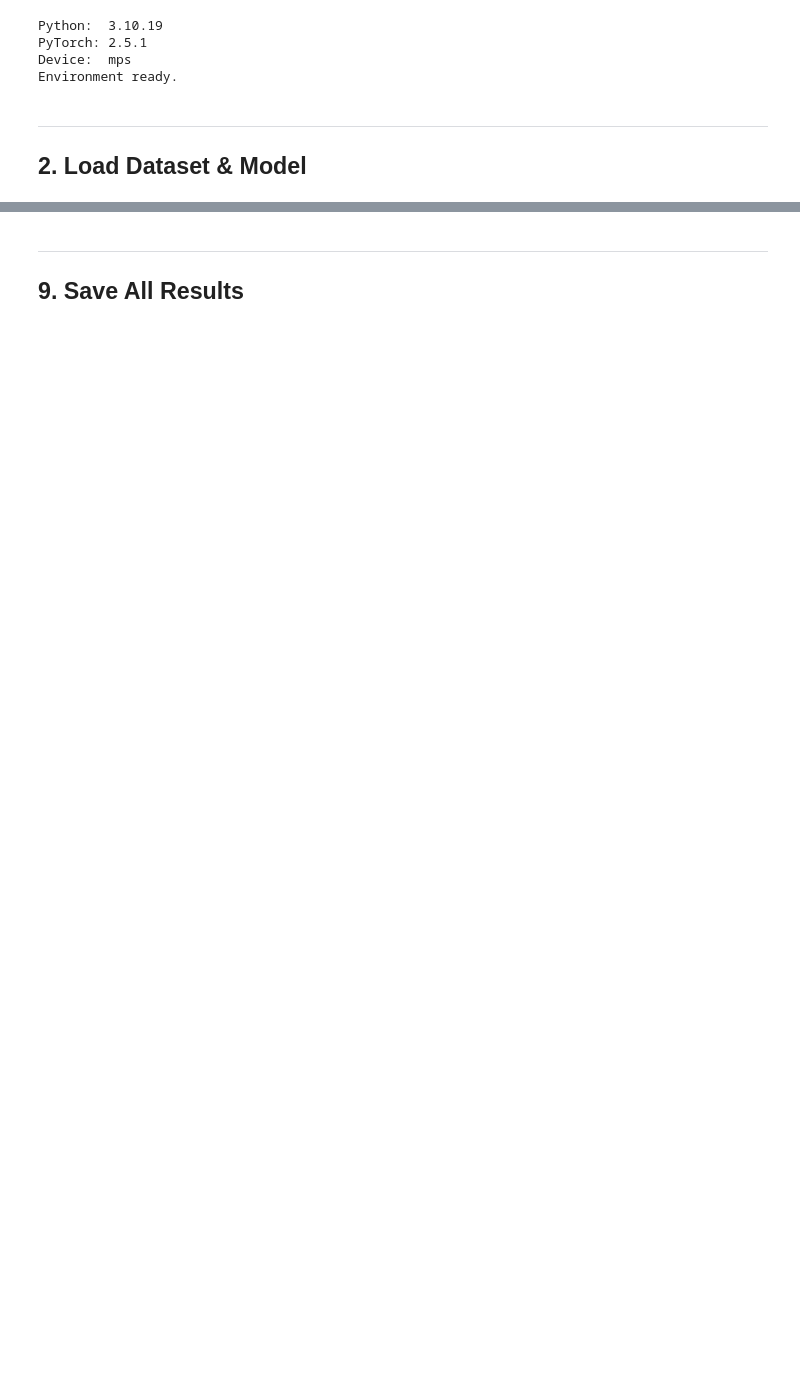
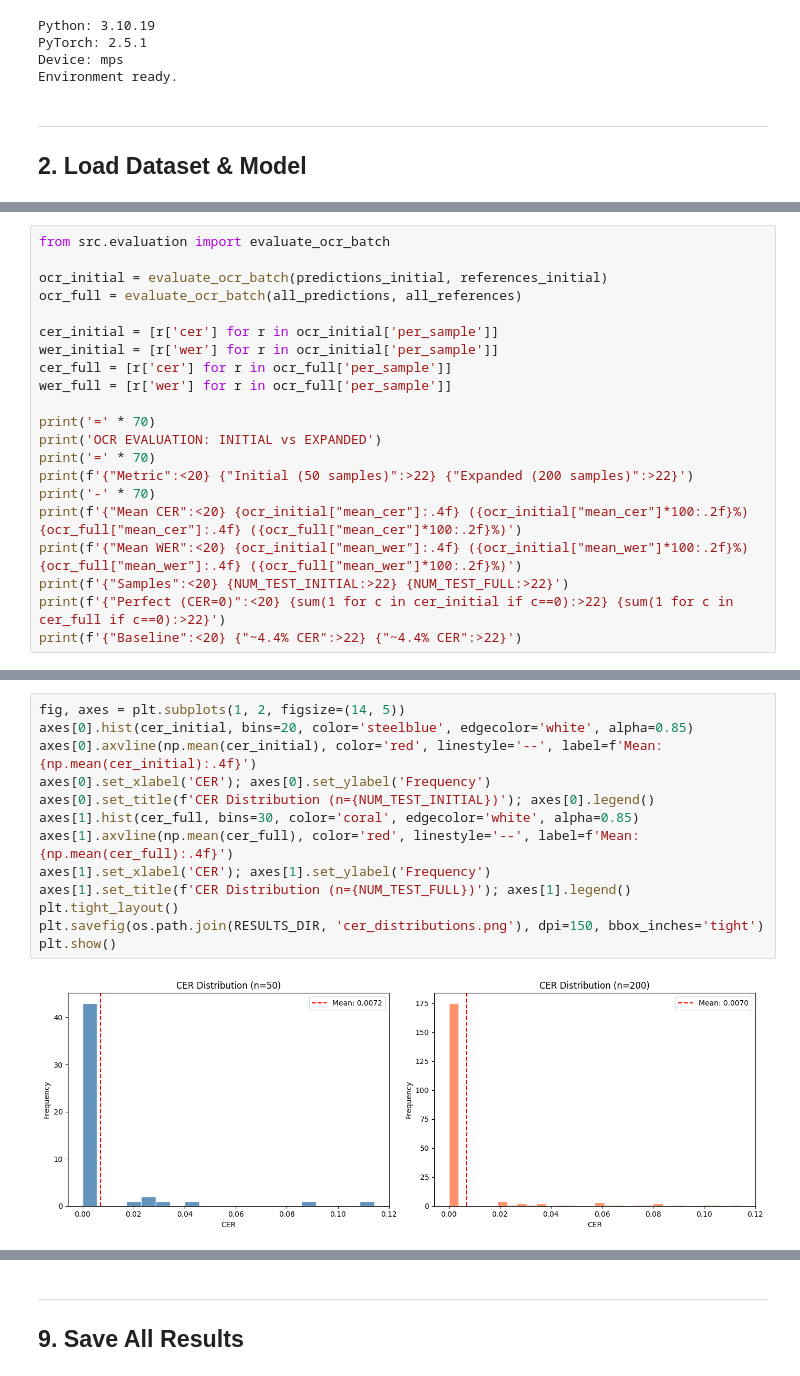
Before and after one commit to Shiva-a1/ScribeCheck, a Jupyter notebook: notebooks/train_and_evaluate.ipynb, the cells around one changed output, grey strips where cells are left out. Saved outputs shown, nothing was run; the diff lists cells and outputs as text; blank space fills up the shorter version.

```diff
--- a/notebooks/train_and_evaluate.ipynb
+++ b/notebooks/train_and_evaluate.ipynb
@@ -513,0 +196,21 @@ Very Long (60+)     11    0.0026    0.0182         0.9873
+# %%
+from src.evaluation import evaluate_ocr_batch
+
+ocr_initial = evaluate_ocr_batch(predictions_initial, references_initial)
+ocr_full = evaluate_ocr_batch(all_predictions, all_references)
+
+cer_initial = [r['cer'] for r in ocr_initial['per_sample']]
+wer_initial = [r['wer'] for r in ocr_initial['per_sample']]
+cer_full = [r['cer'] for r in ocr_full['per_sample']]
+wer_full = [r['wer'] for r in ocr_full['per_sample']]
+
+print('=' * 70)
+print('OCR EVALUATION: INITIAL vs EXPANDED')
+print('=' * 70)
+print(f'{"Metric":<20} {"Initial (50 samples)":>22} {"Expanded (200 samples)":>22}')
+print('-' * 70)
+print(f'{"Mean CER":<20} {ocr_initial["mean_cer"]:.4f} ({ocr_initial["mean_cer"]*100:.2f}%) {ocr_full["mean_cer"]:.4f} ({ocr_full["mean_cer"]*100:.2f}%)')
+print(f'{"Mean WER":<20} {ocr_initial["mean_wer"]:.4f} ({ocr_initial["mean_wer"]*100:.2f}%) {ocr_full["mean_wer"]:.4f} ({ocr_full["mean_wer"]*100:.2f}%)')
+print(f'{"Samples":<20} {NUM_TEST_INITIAL:>22} {NUM_TEST_FULL:>22}')
+print(f'{"Perfect (CER=0)":<20} {sum(1 for c in cer_initial if c==0):>22} {sum(1 for c in cer_full if c==0):>22}')
+print(f'{"Baseline":<20} {"~4.4% CER":>22} {"~4.4% CER":>22}')
@@ -513,0 +228,15 @@ Very Long (60+)     11    0.0026    0.0182         0.9873
+# %%
+fig, axes = plt.subplots(1, 2, figsize=(14, 5))
+axes[0].hist(cer_initial, bins=20, color='steelblue', edgecolor='white', alpha=0.85)
+axes[0].axvline(np.mean(cer_initial), color='red', linestyle='--', label=f'Mean: {np.mean(cer_initial):.4f}')
+axes[0].set_xlabel('CER'); axes[0].set_ylabel('Frequency')
+axes[0].set_title(f'CER Distribution (n={NUM_TEST_INITIAL})'); axes[0].legend()
+axes[1].hist(cer_full, bins=30, color='coral', edgecolor='white', alpha=0.85)
+axes[1].axvline(np.mean(cer_full), color='red', linestyle='--', label=f'Mean: {np.mean(cer_full):.4f}')
+axes[1].set_xlabel('CER'); axes[1].set_ylabel('Frequency')
+axes[1].set_title(f'CER Distribution (n={NUM_TEST_FULL})'); axes[1].legend()
+plt.tight_layout()
+plt.savefig(os.path.join(RESULTS_DIR, 'cer_distributions.png'), dpi=150, bbox_inches='tight')
+plt.show()
+# %% [output]
+[figure, added]
```
Also changed, not shown: parts of 53 cells of this notebook, 30 other files.
